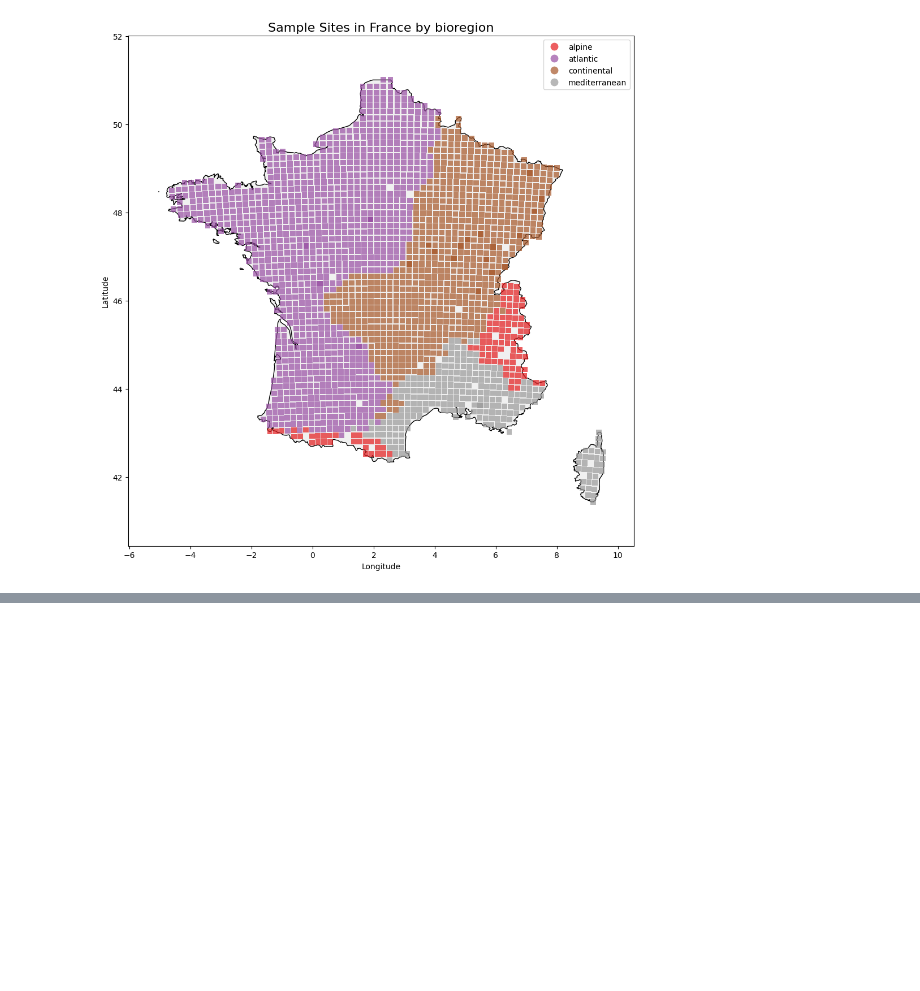
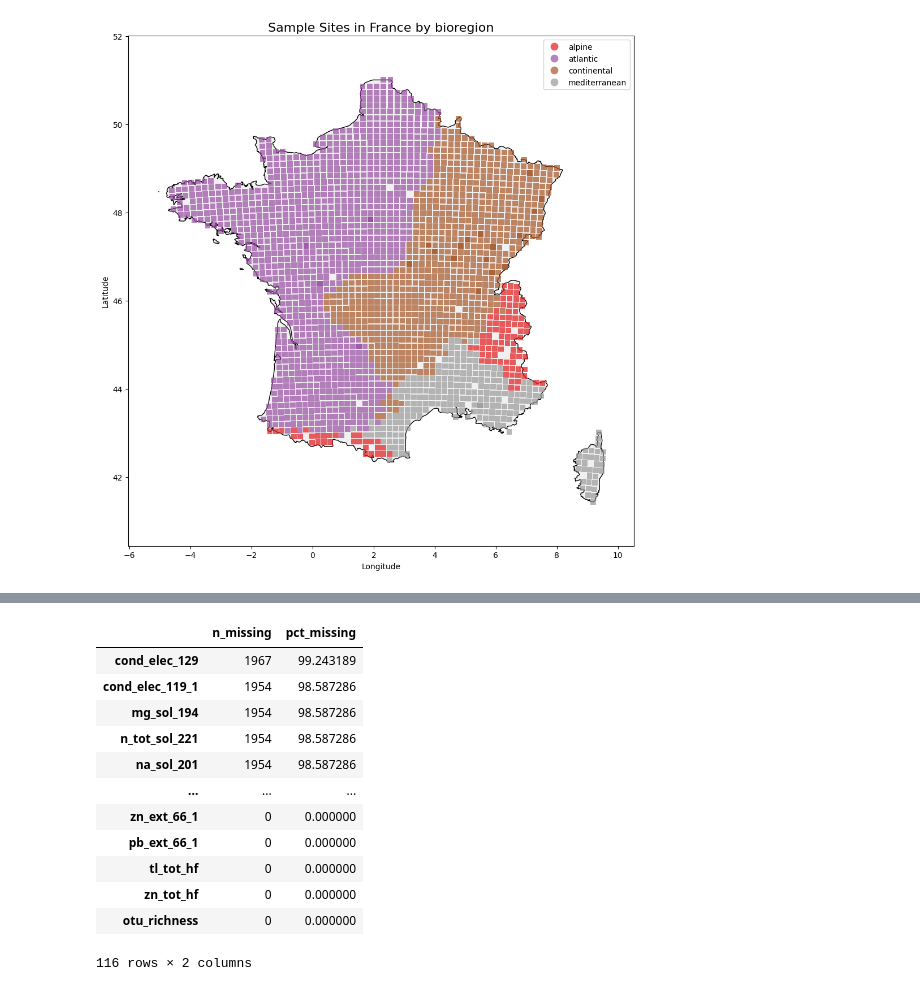
Before and after one commit to Phurga/rmqs_exploration, a Jupyter notebook: code/tests.ipynb, the cells around one changed output, grey strips where cells are left out. Cells and saved outputs as stored; diff of their text form; code cells hidden in the pictures; blank space fills up the shorter version.

```diff
--- a/code/tests.ipynb
+++ b/code/tests.ipynb
@@ -66,0 +113,23 @@ Name: argile, Length: 4146, dtype: object
+# %%
+import pandas as pd
+# Count missing values per column (absolute + percent), sorted descending
+na_counts = metadata_df.isna().sum()
+na_pct = metadata_df.isna().mean() * 100
+na_summary = pd.concat([na_counts, na_pct], axis=1)
+na_summary.columns = ["n_missing", "pct_missing"]
+na_summary = na_summary.sort_values("n_missing", ascending=False)
+display(na_summary)
+# %% [output]
+|  | n_missing | pct_missing |
+| cond_elec_129 | 1967 | 99.243189 |
+| cond_elec_119_1 | 1954 | 98.587286 |
+| mg_sol_194 | 1954 | 98.587286 |
+| n_tot_sol_221 | 1954 | 98.587286 |
+| na_sol_201 | 1954 | 98.587286 |
+| ... | ... | ... |
+| zn_ext_66_1 | 0 | 0.000000 |
+| pb_ext_66_1 | 0 | 0.000000 |
+| tl_tot_hf | 0 | 0.000000 |
+| zn_tot_hf | 0 | 0.000000 |
+| otu_richness | 0 | 0.000000 |
+116 rows × 2 columns
```
Also changed, not shown: parts of 5 cells of this notebook, 9 other files.
